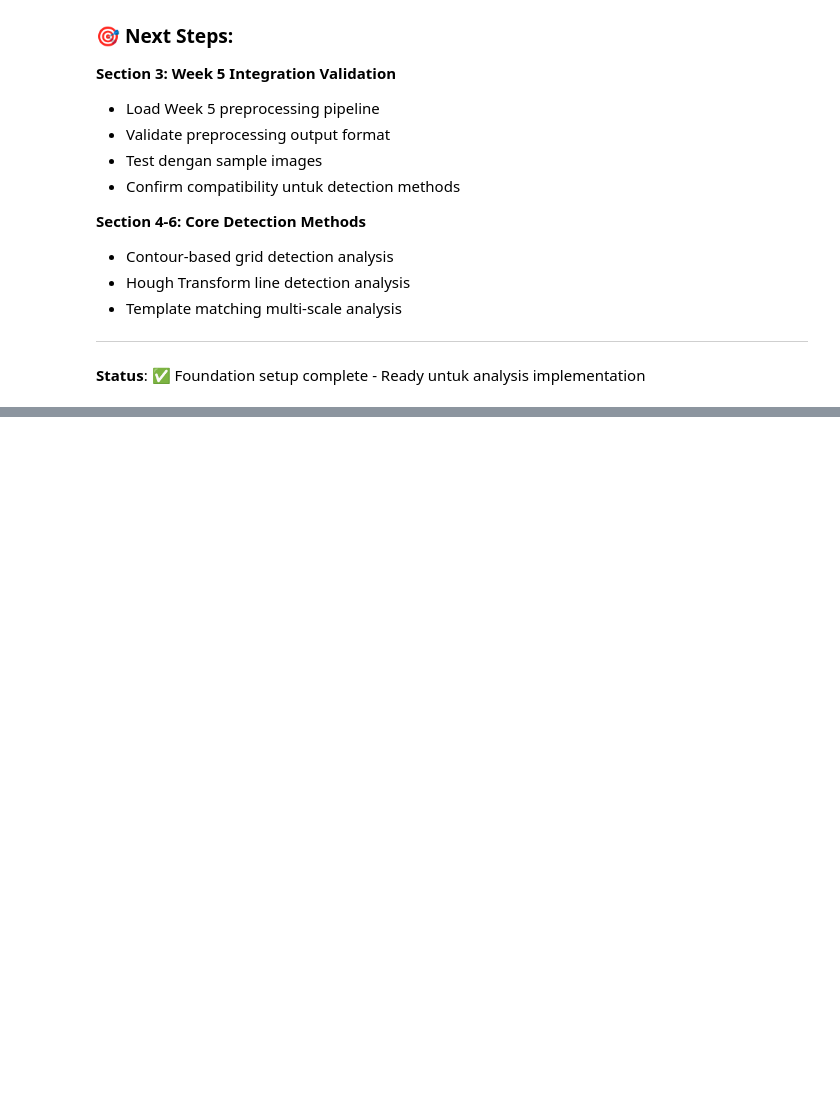
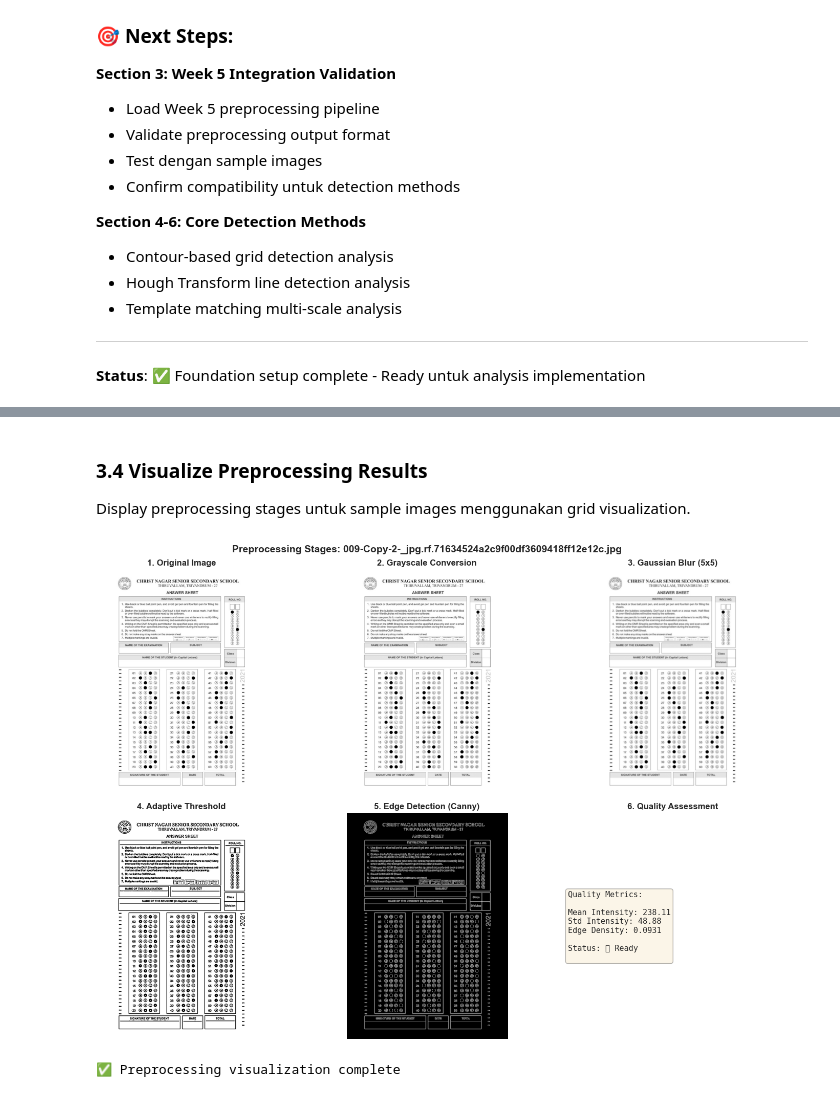
Before and after one commit to EviewNicks/OMR-grading, a Jupyter notebook: notebooks/week6_template_detection_analysis.ipynb, the cells around one changed output, grey strips where cells are left out. Saved outputs shown, nothing was run; the diff lists cells and outputs as text; code cells hidden in the pictures; blank space fills up the shorter version.

```diff
--- a/notebooks/week6_template_detection_analysis.ipynb
+++ b/notebooks/week6_template_detection_analysis.ipynb
@@ -661,0 +864,65 @@ print(f"   - Status: Environment setup complete ✅")
+# %% [markdown]
+### 3.4 Visualize Preprocessing Results
+
+Display preprocessing stages untuk sample images menggunakan grid visualization.
+# %%
+# Visualize preprocessing results untuk first sample
+if preprocessed_results:
+    result = preprocessed_results[0]
+
+    # Create visualization dengan multiple preprocessing stages
+    fig, axes = plt.subplots(2, 3, figsize=(15, 10))
+    fig.suptitle(f"Preprocessing Stages: {result['filename']}",
+                 fontsize=14, fontweight='bold')
+
+    # Original (BGR to RGB)
+    axes[0, 0].imshow(cv2.cvtColor(result['original'], cv2.COLOR_BGR2RGB))
+    axes[0, 0].set_title('1. Original Image', fontweight='bold')
+    axes[0, 0].axis('off')
+
+    # Grayscale
+    axes[0, 1].imshow(result['grayscale'], cmap='gray')
+    axes[0, 1].set_title('2. Grayscale Conversion', fontweight='bold')
+    axes[0, 1].axis('off')
+
+    # Blurred
+    axes[0, 2].imshow(result['blurred'], cmap='gray')
+    axes[0, 2].set_title('3. Gaussian Blur (5x5)', fontweight='bold')
+    axes[0, 2].axis('off')
+
+    # Threshold
+    axes[1, 0].imshow(result['threshold'], cmap='gray')
+    axes[1, 0].set_title('4. Adaptive Threshold', fontweight='bold')
+    axes[1, 0].axis('off')
+
+    # Edges
+    axes[1, 1].imshow(result['edges'], cmap='gray')
+    axes[1, 1].set_title('5. Edge Detection (Canny)', fontweight='bold')
+    axes[1, 1].axis('off')
+
+    # Quality metrics text
+    axes[1, 2].axis('off')
+    metrics_text = f"""Quality Metrics:
+
+Mean Intensity: {result['mean_intensity']:.2f}
+Std Intensity: {result['std_intensity']:.2f}
+Edge Density: {result['edge_density']:.4f}
+
+Status: ✅ Ready
+    """
+    axes[1, 2].text(0.1, 0.5, metrics_text,
+                    fontsize=11,
+                    verticalalignment='center',
+                    family='monospace',
+                    bbox=dict(boxstyle='round', facecolor='wheat', alpha=0.3))
+    axes[1, 2].set_title('6. Quality Assessment', fontweight='bold')
+
+    plt.tight_layout()
+    plt.show()
+
+    print("✅ Preprocessing visualization complete")
+else:
+    print("⚠️  No preprocessing results available untuk visualization")
+# %% [output]
+[figure, added]
+✅ Preprocessing visualization complete
```
Also changed, not shown: parts of 8 cells of this notebook, 2 other files.
